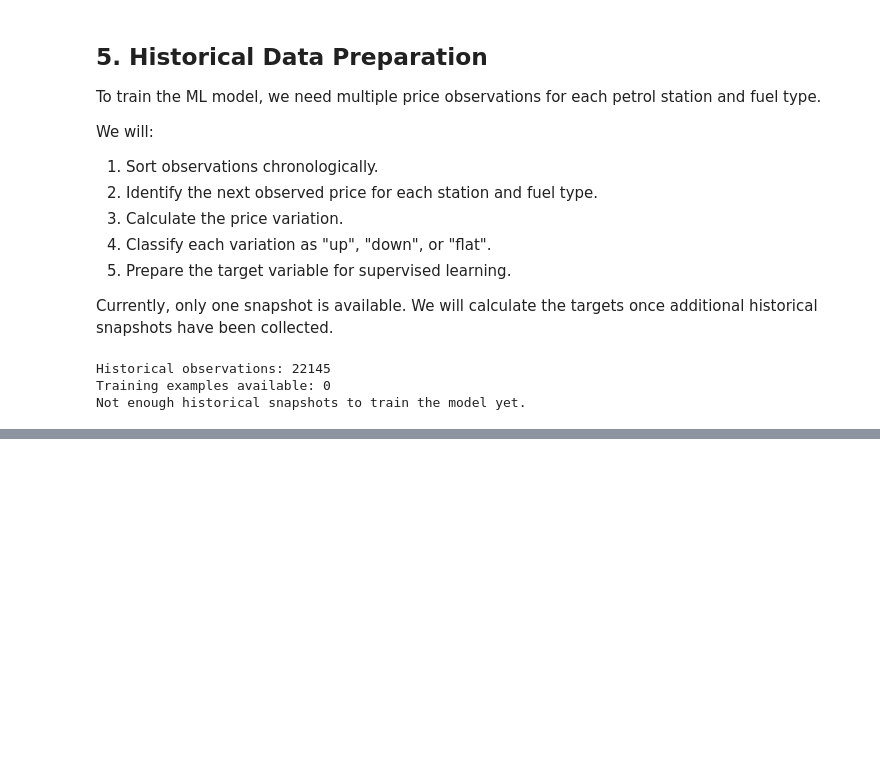
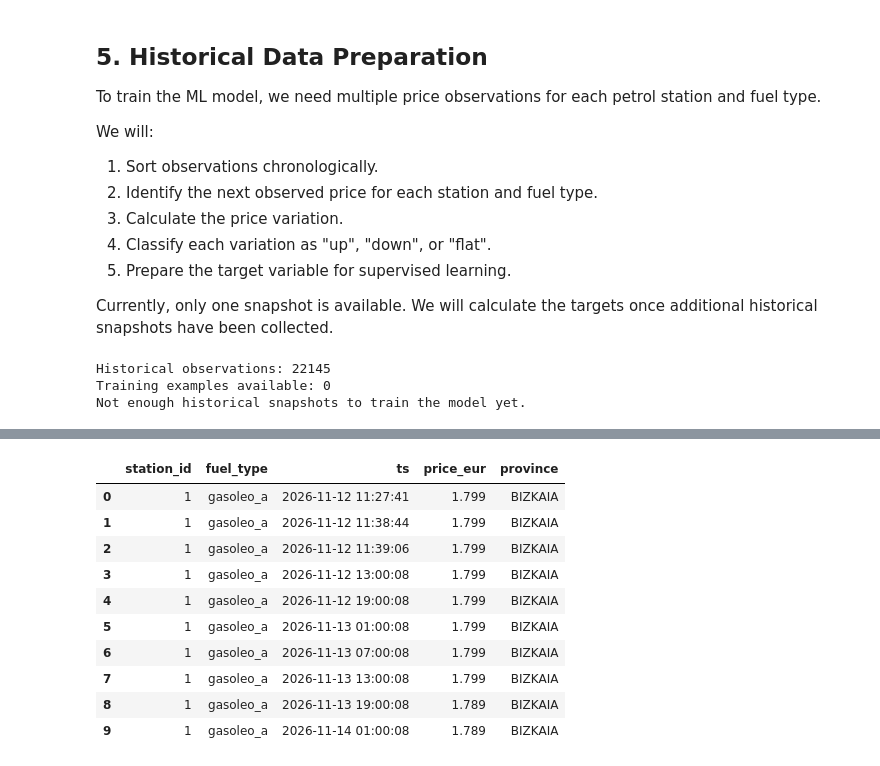
Before and after one commit to laurarigau/SmartFuel-cloud_solutions, a Jupyter notebook: ml/smartfuel_model_v0.ipynb, the cells around one changed output, grey strips where cells are left out. Drawn from its saved outputs; the diff is of its cells as text; code cells hidden in the pictures; blank space fills up the shorter version.

```diff
--- a/ml/smartfuel_model_v0.ipynb
+++ b/ml/smartfuel_model_v0.ipynb
@@ -294,0 +374,75 @@ Not enough historical snapshots to train the model yet.
+# %%
+
+# Map Ministry fuel names to SmartFuel fuel types
+fuel_columns = {
+    "Precio Gasolina 95 E5": "gasolina_95_e5",
+    "Precio Gasoleo A": "gasoleo_a"
+}
+
+records = []
+
+# Read all historical snapshots
+for file in json_files:
+
+    with open(file, "r", encoding="utf-8") as f:
+        data = json.load(f)
+
+    timestamp = pd.to_datetime(data["Fecha"], dayfirst=True)
+
+    for station in data["ListaEESSPrecio"]:
+
+        station_id = str(station.get("IDEESS", "")).strip()
+
+        if not station_id:
+            continue
+
+        for column, fuel_type in fuel_columns.items():
+
+            raw_price = str(station.get(column, "")).strip()
+
+            if not raw_price:
+                continue
+
+            # Convert Spanish decimal commas into decimal points
+            try:
+                price = float(raw_price.replace(",", "."))
+            except ValueError:
+                continue
+
+            if price <= 0:
+                continue
+
+            records.append({
+                "station_id": station_id,
+                "fuel_type": fuel_type,
+                "ts": timestamp,
+                "price_eur": price,
+                "province": station.get("Provincia", "")
+            })
+
+# Combine observations into one DataFrame
+historical_prices_df = pd.DataFrame(records)
+
+# Remove duplicated station/fuel/timestamp combinations
+historical_prices_df = historical_prices_df.drop_duplicates(
+    subset=["station_id", "fuel_type", "ts"]
+)
+
+# Sort observations chronologically
+historical_prices_df = historical_prices_df.sort_values(
+    ["station_id", "fuel_type", "ts"]
+).reset_index(drop=True)
+
+print("Total price observations:", len(historical_prices_df))
+print("Unique petrol stations:",
+      historical_prices_df["station_id"].nunique())
+print("Unique timestamps:",
+      historical_prices_df["ts"].nunique())
+print("First timestamp:", historical_prices_df["ts"].min())
+print("Last timestamp:", historical_prices_df["ts"].max())
+
+print("\nObservations by fuel type:")
+print(historical_prices_df["fuel_type"].value_counts())
+
+display(historical_prices_df.head(10))
+# %% [output]
@@ -294,0 +460,11 @@ Not enough historical snapshots to train the model yet.
+|  | station_id | fuel_type | ts | price_eur | province |
+| 0 | 1 | gasoleo_a | 2026-11-12 11:27:41 | 1.799 | BIZKAIA |
+| 1 | 1 | gasoleo_a | 2026-11-12 11:38:44 | 1.799 | BIZKAIA |
+| 2 | 1 | gasoleo_a | 2026-11-12 11:39:06 | 1.799 | BIZKAIA |
+| 3 | 1 | gasoleo_a | 2026-11-12 13:00:08 | 1.799 | BIZKAIA |
+| 4 | 1 | gasoleo_a | 2026-11-12 19:00:08 | 1.799 | BIZKAIA |
+| 5 | 1 | gasoleo_a | 2026-11-13 01:00:08 | 1.799 | BIZKAIA |
+| 6 | 1 | gasoleo_a | 2026-11-13 07:00:08 | 1.799 | BIZKAIA |
+| 7 | 1 | gasoleo_a | 2026-11-13 13:00:08 | 1.799 | BIZKAIA |
+| 8 | 1 | gasoleo_a | 2026-11-13 19:00:08 | 1.789 | BIZKAIA |
+| 9 | 1 | gasoleo_a | 2026-11-14 01:00:08 | 1.789 | BIZKAIA |
```
Also changed, not shown: parts of 20 cells of this notebook, 1 other file.
